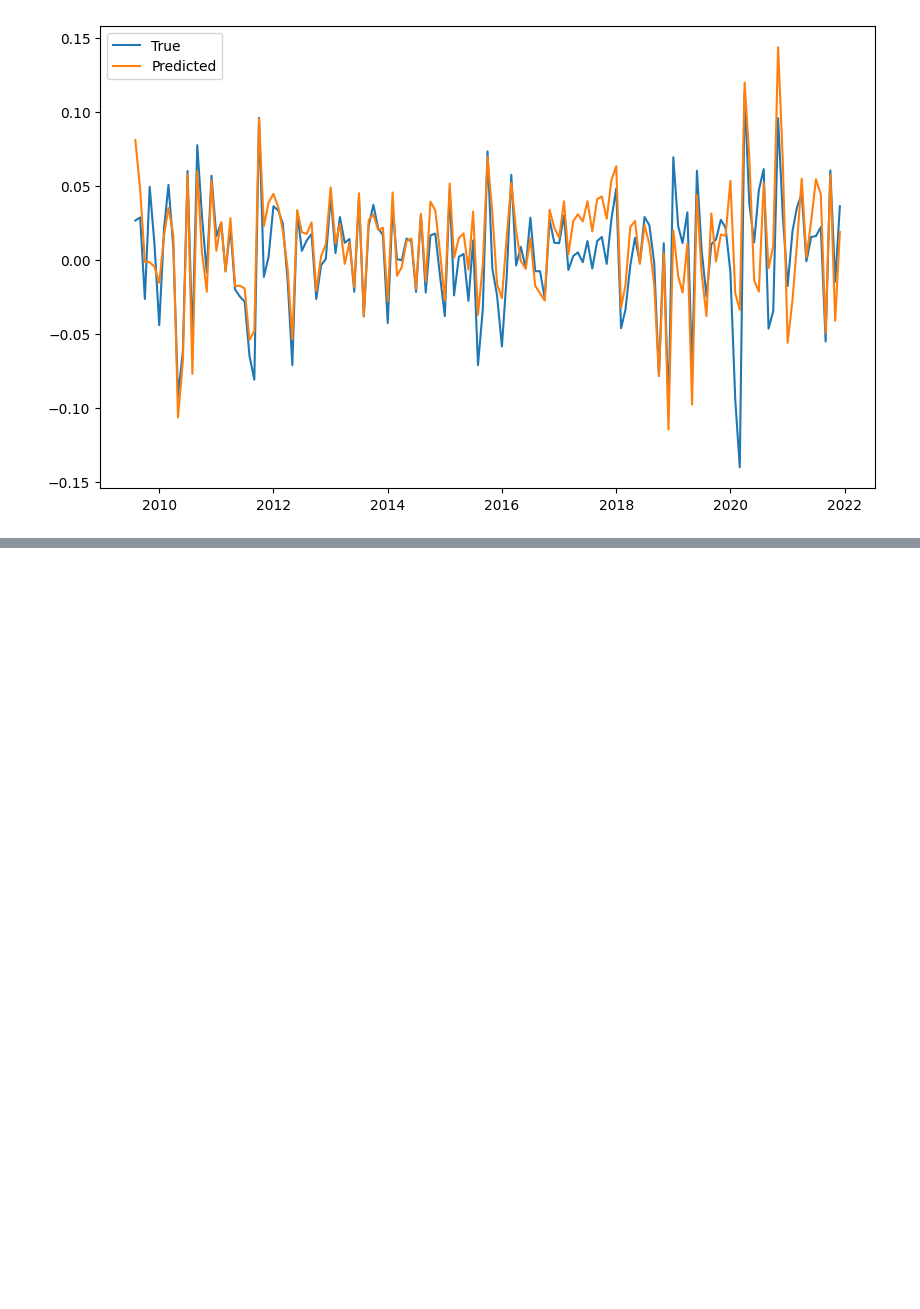
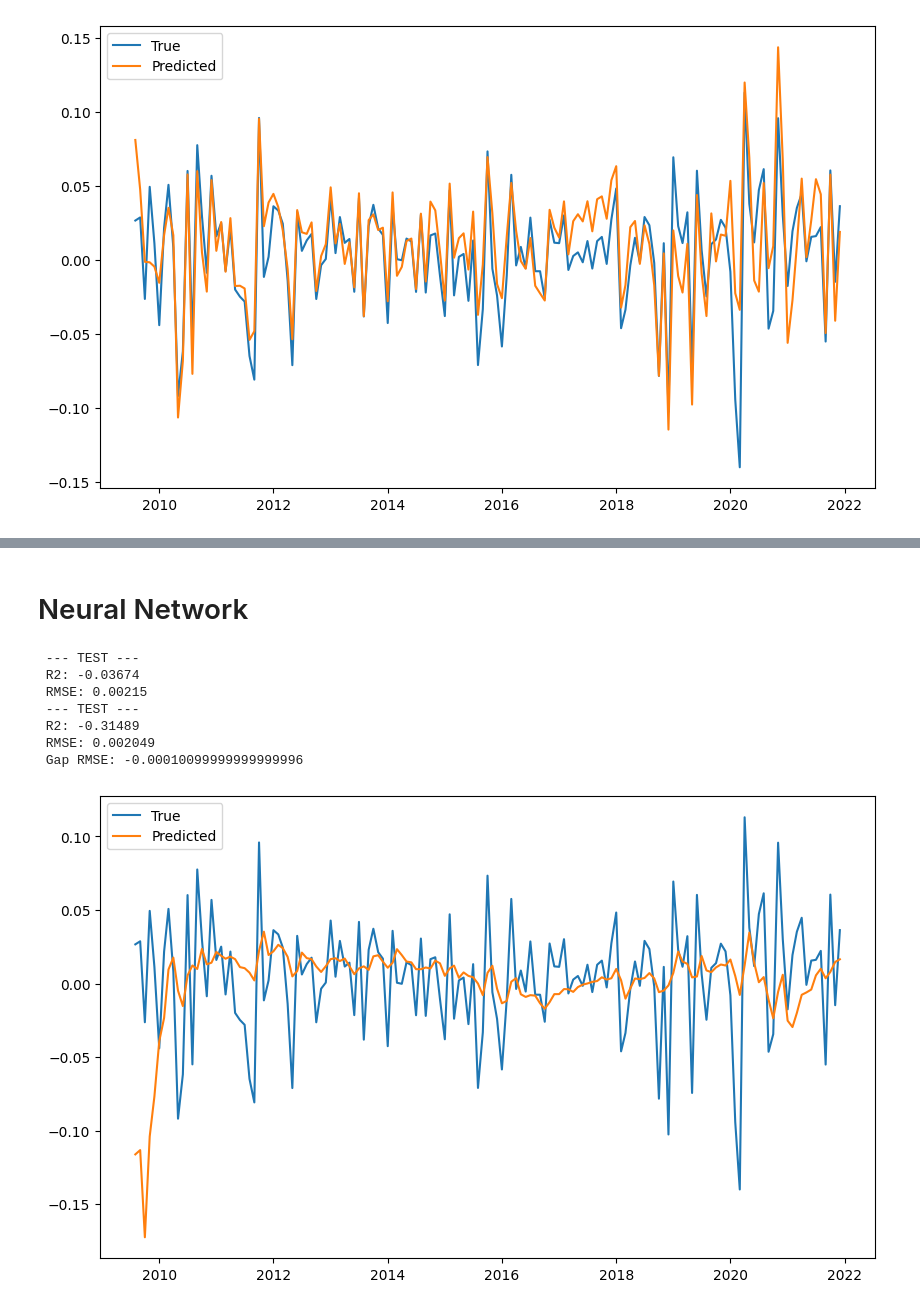
Before and after one commit to jonnycodd99/ML-for-Finance, a Jupyter notebook: Homework 1/01. Question 3.ipynb, the cells around one changed output, grey strips where cells are left out. Drawn from its saved outputs; the diff is of its cells as text; code cells hidden in the pictures; blank space fills up the shorter version.

```diff
--- a/Homework 1/01. Question 3.ipynb
+++ b/Homework 1/01. Question 3.ipynb
@@ -259,0 +394,35 @@ regression_metrics(y_train, gpfit.predict(X_train), y_test, gpfit.predict(X_test
+# %% [markdown]
+# Neural Network
+# %%
+# Using multiple hidden layer with c(size, size, ...) many nodes
+size = 40
+mlp1 = MLPRegressor(
+    hidden_layer_sizes=(size, size, size),
+    max_iter=100000,
+    activation="relu", #"logistic", # "tanh", "relu"
+    solver="adam" # "lbfgs", "sgd"
+)
+
+mlp1.fit(X_train, y_train)
+
+regression_metrics(y_train, mlp1.predict(X_train),
+                   y_test, mlp1.predict(X_test))
+
+# Evaluation of Results
+df_res = pd.DataFrame({'true': testing[TARGET], 'pred': mlp1.predict(X_test)})
+
+# Plot the results
+plt.figure(figsize=(10, 6))
+plt.plot(df_res['true'], label='True')
+plt.plot(df_res['pred'], label='Predicted')
+plt.legend()
+plt.show()
+# %% [output]
+ --- TEST ---
+ R2: -0.03674
+ RMSE: 0.00215
+ --- TEST ---
+ R2: -0.31489
+ RMSE: 0.002049
+ Gap RMSE: -0.00010099999999999996
+[figure, added]
```
Also changed, not shown: parts of 16 cells of this notebook.
